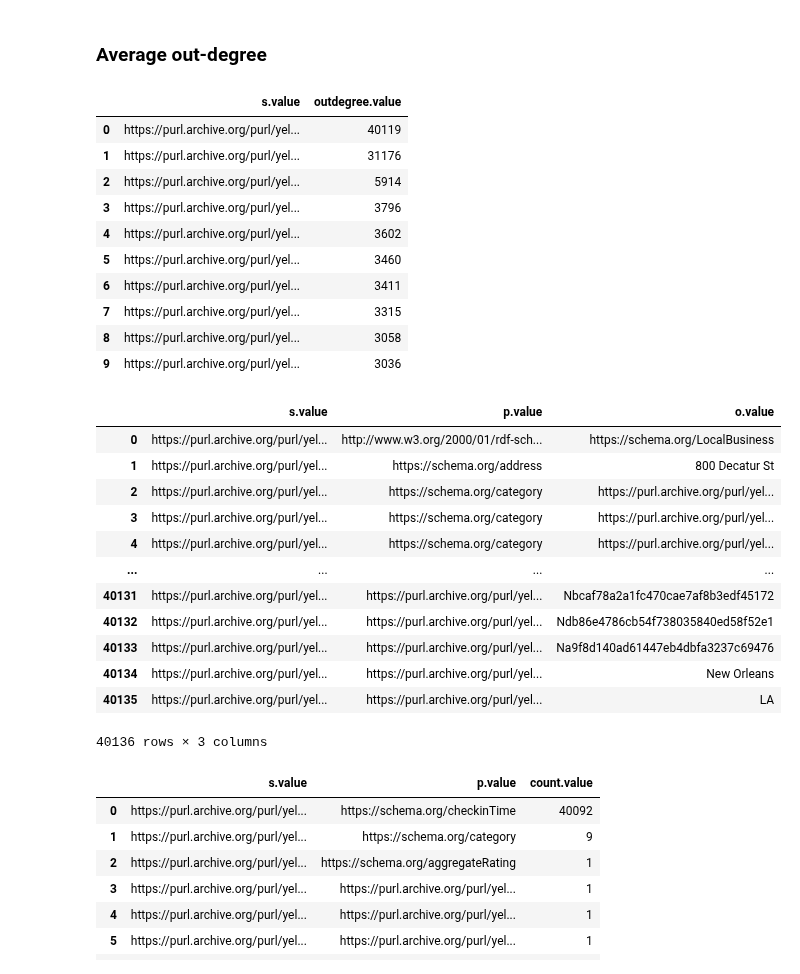
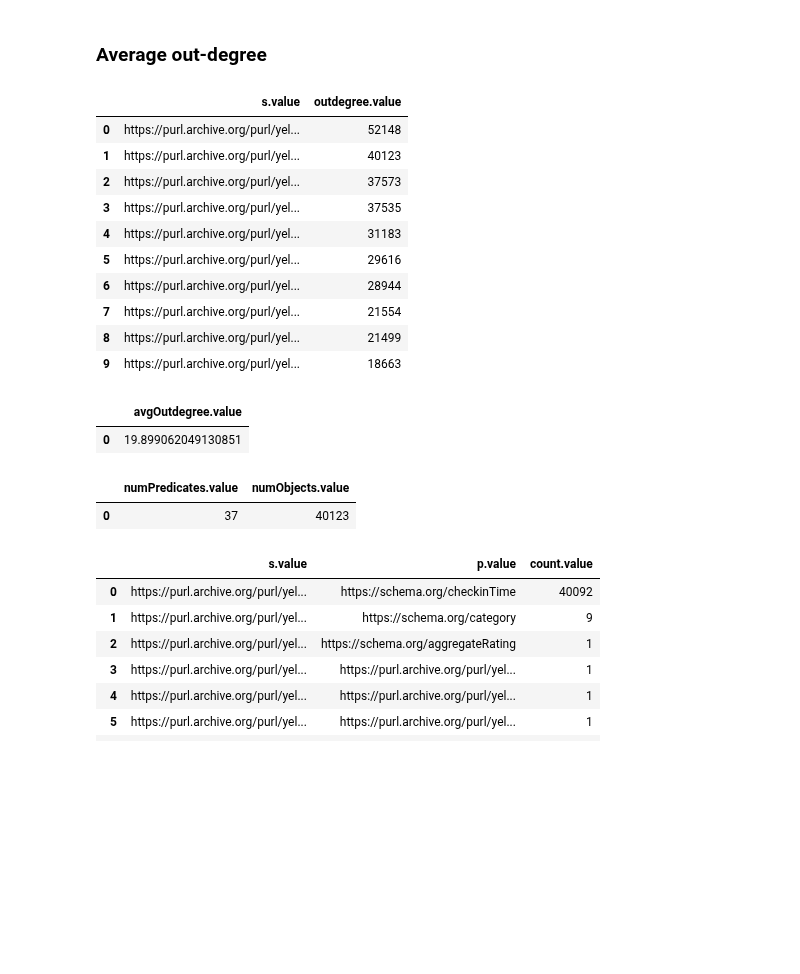
Before and after one commit to christiannielsen98/DVML-P7, a Jupyter notebook: Code/Illustrations/basic_stats_kg.ipynb, the cells around one changed output. Cells and saved outputs as stored; diff of their text form; code cells hidden in the pictures; blank space fills up the shorter version.

Commit message:
outdegree calcutation update

```diff
--- a/Code/Illustrations/basic_stats_kg.ipynb
+++ b/Code/Illustrations/basic_stats_kg.ipynb
@@ -158,7 +150,7 @@ run_query(sparql_query, as_dataframe=True)
 ### Average out-degree
 # %%
 sparql_query = """
-SELECT ?s COUNT(*) as ?outdegree
+SELECT ?s COUNT(DISTINCT ?o) as ?outdegree
 FROM <http://www.yelpkg.com/yelp_kg>
 WHERE {
   ?s ?p ?o .
@@ -168,44 +160,51 @@ ORDER BY DESC(?outdegree)
 LIMIT 10
 """
 
-run_query(sparql_query, as_dataframe=True)
+outdeg = run_query(sparql_query, as_dataframe=True)
+outdeg
 # %% [output]
 |  | s.value | outdegree.value |
-| 0 | https://purl.archive.org/purl/yel... | 40119 |
-| 1 | https://purl.archive.org/purl/yel... | 31176 |
-| 2 | https://purl.archive.org/purl/yel... | 5914 |
-| 3 | https://purl.archive.org/purl/yel... | 3796 |
-| 4 | https://purl.archive.org/purl/yel... | 3602 |
-| 5 | https://purl.archive.org/purl/yel... | 3460 |
-| 6 | https://purl.archive.org/purl/yel... | 3411 |
-| 7 | https://purl.archive.org/purl/yel... | 3315 |
-| 8 | https://purl.archive.org/purl/yel... | 3058 |
-| 9 | https://purl.archive.org/purl/yel... | 3036 |
+| 0 | https://purl.archive.org/purl/yel... | 52148 |
+| 1 | https://purl.archive.org/purl/yel... | 40123 |
+| 2 | https://purl.archive.org/purl/yel... | 37573 |
+| 3 | https://purl.archive.org/purl/yel... | 37535 |
+| 4 | https://purl.archive.org/purl/yel... | 31183 |
+| 5 | https://purl.archive.org/purl/yel... | 29616 |
+| 6 | https://purl.archive.org/purl/yel... | 28944 |
+| 7 | https://purl.archive.org/purl/yel... | 21554 |
+| 8 | https://purl.archive.org/purl/yel... | 21499 |
+| 9 | https://purl.archive.org/purl/yel... | 18663 |
+# %%
+sparql_query = """
+SELECT AVG(?outdegree) as ?avgOutdegree
+WHERE{
+  SELECT ?s COUNT(DISTINCT ?o) as ?outdegree
+  FROM <http://www.yelpkg.com/yelp_kg>
+  WHERE {
+    ?s ?p ?o .
+  }
+  GROUP BY ?s
+}
+"""
+
+run_query(sparql_query, as_dataframe=True)
+# %% [output]
+|  | avgOutdegree.value |
+| 0 | 19.899062049130851 |
 # %%
 sparql_query = """
-SELECT ?s ?p ?o
+SELECT COUNT(DISTINCT ?p) as ?numPredicates COUNT(DISTINCT ?o) as ?numObjects
 FROM <http://www.yelpkg.com/yelp_kg>
 WHERE {
   ?s ?p ?o .
   VALUES ?s {<https://purl.archive.org/purl/yelp/yelp_entities#business_id/FEXhWNCMkv22qG04E83Qjg>}
 }
 """
 
 run_query(sparql_query, as_dataframe=True)
 # %% [output]
-|  | s.value | p.value | o.value |
-| 0 | https://purl.archive.org/purl/yel... | http://www.w3.org/2000/01/rdf-sch... | https://schema.org/LocalBusiness |
-| 1 | https://purl.archive.org/purl/yel... | https://schema.org/address | 800 Decatur St |
-| 2 | https://purl.archive.org/purl/yel... | https://schema.org/category | https://purl.archive.org/purl/yel... |
-| 3 | https://purl.archive.org/purl/yel... | https://schema.org/category | https://purl.archive.org/purl/yel... |
-| 4 | https://purl.archive.org/purl/yel... | https://schema.org/category | https://purl.archive.org/purl/yel... |
-| ... | ... | ... | ... |
-| 40131 | https://purl.archive.org/purl/yel... | https://purl.archive.org/purl/yel... | Nbcaf78a2a1fc470cae7af8b3edf45172 |
-| 40132 | https://purl.archive.org/purl/yel... | https://purl.archive.org/purl/yel... | Ndb86e4786cb54f738035840ed58f52e1 |
-| 40133 | https://purl.archive.org/purl/yel... | https://purl.archive.org/purl/yel... | Na9f8d140ad61447eb4dbfa3237c69476 |
-| 40134 | https://purl.archive.org/purl/yel... | https://purl.archive.org/purl/yel... | New Orleans |
-| 40135 | https://purl.archive.org/purl/yel... | https://purl.archive.org/purl/yel... | LA |
+|  | numPredicates.value | numObjects.value |
+| 0 | 37 | 40123 |
-40136 rows × 3 columns
 # %%
 sparql_query = """
 SELECT ?s ?p COUNT(?o) as ?count
```
Also changed, not shown: parts of 1 cell of this notebook, 3 other files.
